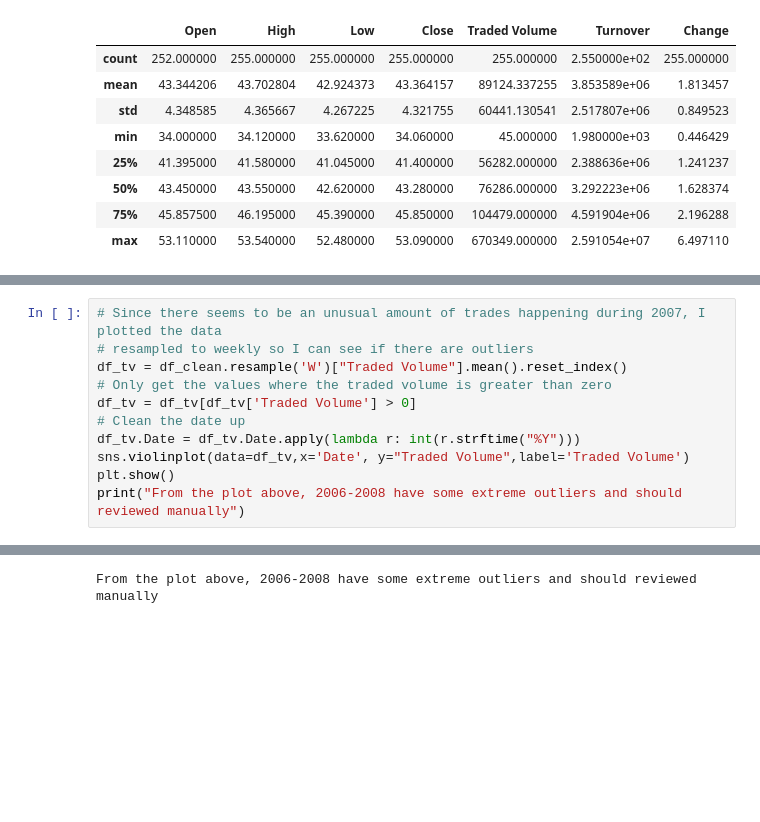
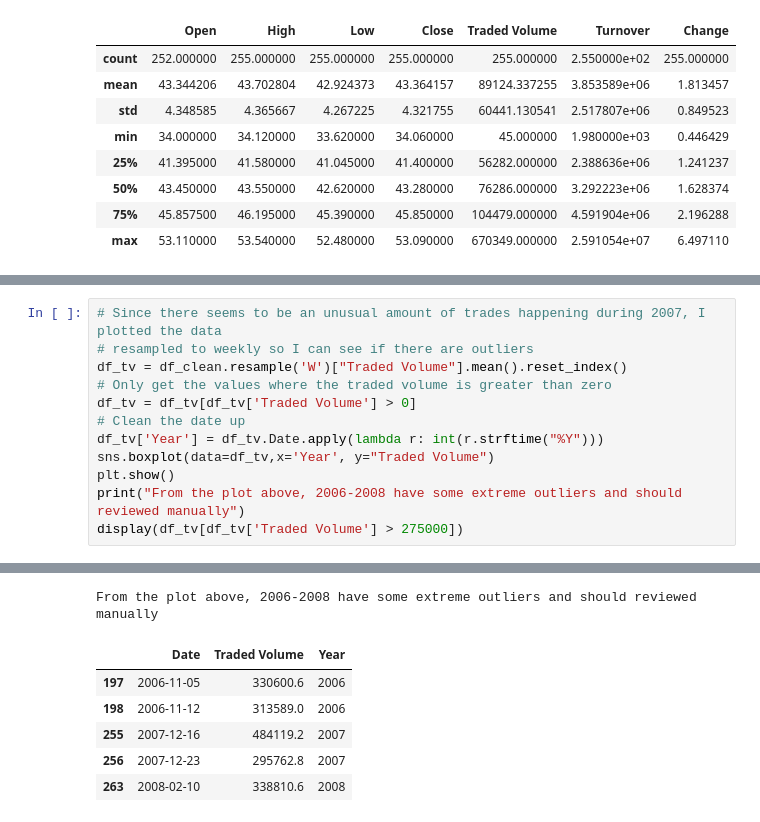
Before and after one commit to dc2629/Analysis-of-Frankfurt-Stock-Exchange-FSE-, a Jupyter notebook: Analysis of Frankfurt Stock Exchange (FSE).ipynb, the cells around one changed output, grey strips where cells are left out. Saved outputs shown, nothing was run; the diff lists cells and outputs as text; blank space fills up the shorter version.

Commit message:
Changed violinplot to boxplot for clarity

```diff
--- a/Analysis of Frankfurt Stock Exchange (FSE).ipynb
+++ b/Analysis of Frankfurt Stock Exchange (FSE).ipynb
@@ -183,15 +183,22 @@ plt.show()
 # %%
 # Since there seems to be an unusual amount of trades happening during 2007, I plotted the data
 # resampled to weekly so I can see if there are outliers
 df_tv = df_clean.resample('W')["Traded Volume"].mean().reset_index()
 # Only get the values where the traded volume is greater than zero
 df_tv = df_tv[df_tv['Traded Volume'] > 0]
 # Clean the date up
-df_tv.Date = df_tv.Date.apply(lambda r: int(r.strftime("%Y")))
-sns.violinplot(data=df_tv,x='Date', y="Traded Volume",label='Traded Volume')
+df_tv['Year'] = df_tv.Date.apply(lambda r: int(r.strftime("%Y")))
+sns.boxplot(data=df_tv,x='Year', y="Traded Volume")
 plt.show()
 print("From the plot above, 2006-2008 have some extreme outliers and should reviewed manually")
+display(df_tv[df_tv['Traded Volume'] > 275000])
 # %% [output]
 [interactive output not drawn]
 [interactive output not drawn]
 From the plot above, 2006-2008 have some extreme outliers and should reviewed manually
+|  | Date | Traded Volume | Year |
+| 197 | 2006-11-05 | 330600.6 | 2006 |
+| 198 | 2006-11-12 | 313589.0 | 2006 |
+| 255 | 2007-12-16 | 484119.2 | 2007 |
+| 256 | 2007-12-23 | 295762.8 | 2007 |
+| 263 | 2008-02-10 | 338810.6 | 2008 |
```
